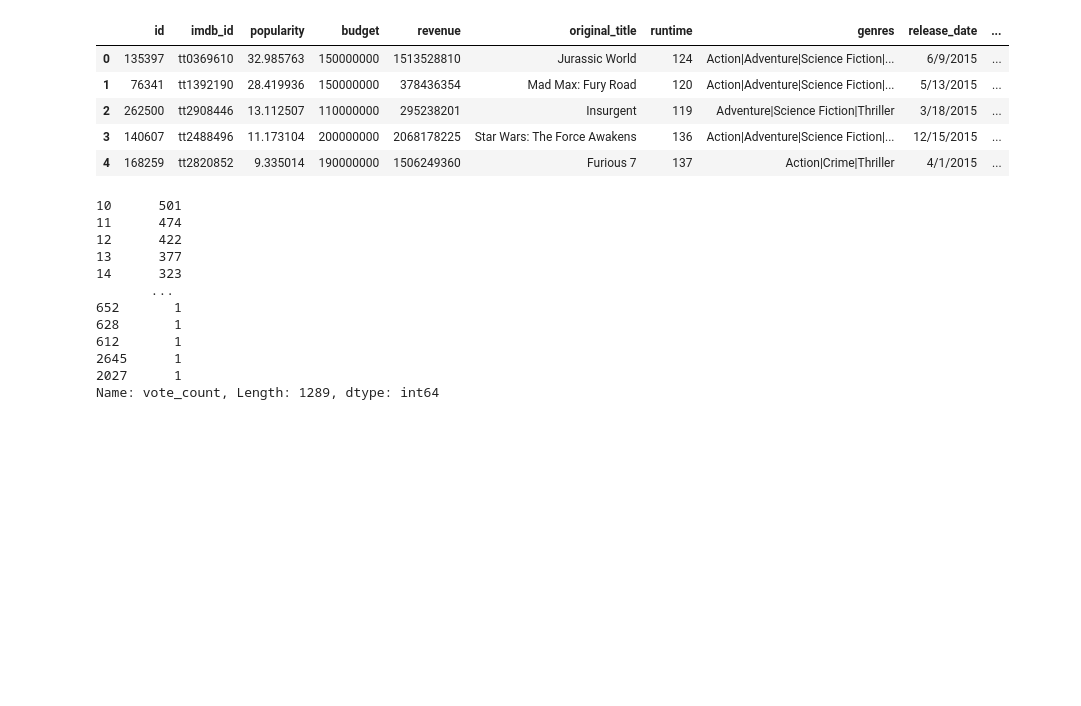
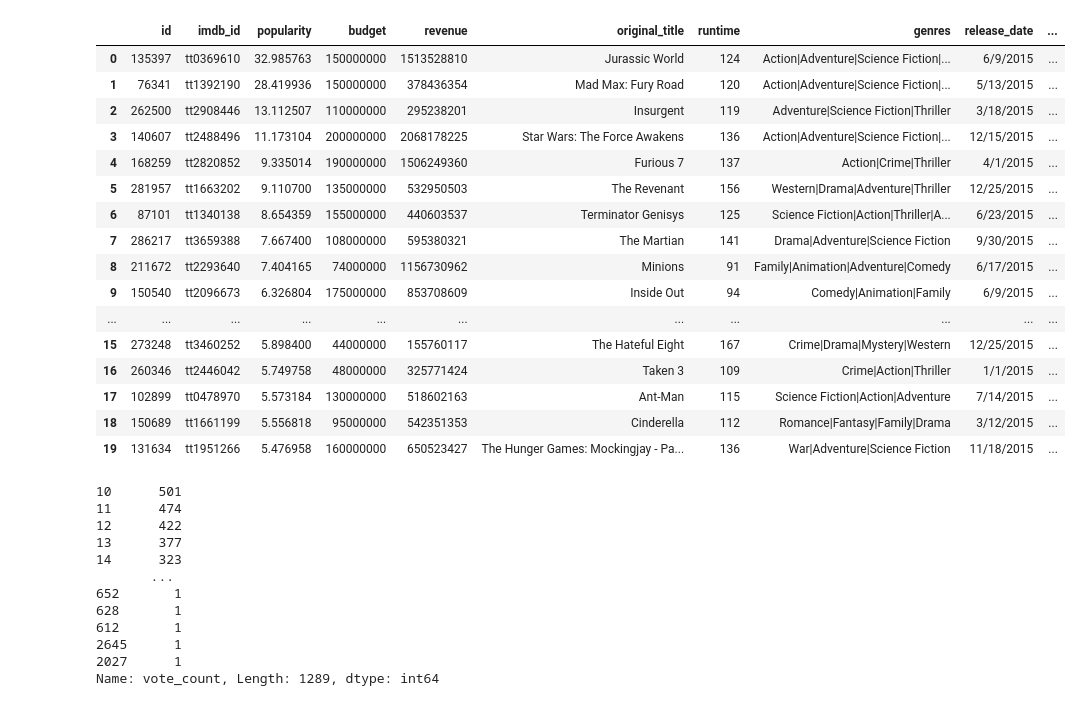
Before and after one commit to krbendol/movie_analysis_Microsoft, a Jupyter notebook: Data_Work.ipynb, the cells around one changed output. Cells and saved outputs as stored; diff of their text form; code cells hidden in the pictures; blank space fills up the shorter version.

```diff
--- a/Data_Work.ipynb
+++ b/Data_Work.ipynb
@@ -50,14 +50,25 @@ Data columns (total 14 columns):
 dtypes: float64(4), int64(6), object(4)
 memory usage: 1.2+ MB
 # %%
-df.head()
+df.head(20)
 # %% [output]
 |  | id | imdb_id | popularity | budget | revenue | original_title | runtime | genres | release_date | ... |
 | 0 | 135397 | tt0369610 | 32.985763 | 150000000 | 1513528810 | Jurassic World | 124 | Action|Adventure|Science Fiction|... | 6/9/2015 | ... |
 | 1 | 76341 | tt1392190 | 28.419936 | 150000000 | 378436354 | Mad Max: Fury Road | 120 | Action|Adventure|Science Fiction|... | 5/13/2015 | ... |
 | 2 | 262500 | tt2908446 | 13.112507 | 110000000 | 295238201 | Insurgent | 119 | Adventure|Science Fiction|Thriller | 3/18/2015 | ... |
 | 3 | 140607 | tt2488496 | 11.173104 | 200000000 | 2068178225 | Star Wars: The Force Awakens | 136 | Action|Adventure|Science Fiction|... | 12/15/2015 | ... |
 | 4 | 168259 | tt2820852 | 9.335014 | 190000000 | 1506249360 | Furious 7 | 137 | Action|Crime|Thriller | 4/1/2015 | ... |
+| 5 | 281957 | tt1663202 | 9.110700 | 135000000 | 532950503 | The Revenant | 156 | Western|Drama|Adventure|Thriller | 12/25/2015 | ... |
+| 6 | 87101 | tt1340138 | 8.654359 | 155000000 | 440603537 | Terminator Genisys | 125 | Science Fiction|Action|Thriller|A... | 6/23/2015 | ... |
+| 7 | 286217 | tt3659388 | 7.667400 | 108000000 | 595380321 | The Martian | 141 | Drama|Adventure|Science Fiction | 9/30/2015 | ... |
+| 8 | 211672 | tt2293640 | 7.404165 | 74000000 | 1156730962 | Minions | 91 | Family|Animation|Adventure|Comedy | 6/17/2015 | ... |
+| 9 | 150540 | tt2096673 | 6.326804 | 175000000 | 853708609 | Inside Out | 94 | Comedy|Animation|Family | 6/9/2015 | ... |
+| ... | ... | ... | ... | ... | ... | ... | ... | ... | ... | ... |
+| 15 | 273248 | tt3460252 | 5.898400 | 44000000 | 155760117 | The Hateful Eight | 167 | Crime|Drama|Mystery|Western | 12/25/2015 | ... |
+| 16 | 260346 | tt2446042 | 5.749758 | 48000000 | 325771424 | Taken 3 | 109 | Crime|Action|Thriller | 1/1/2015 | ... |
+| 17 | 102899 | tt0478970 | 5.573184 | 130000000 | 518602163 | Ant-Man | 115 | Science Fiction|Action|Adventure | 7/14/2015 | ... |
+| 18 | 150689 | tt1661199 | 5.556818 | 95000000 | 542351353 | Cinderella | 112 | Romance|Fantasy|Family|Drama | 3/12/2015 | ... |
+| 19 | 131634 | tt1951266 | 5.476958 | 160000000 | 650523427 | The Hunger Games: Mockingjay - Pa... | 136 | War|Adventure|Science Fiction | 11/18/2015 | ... |
 # %%
 df["vote_count"].value_counts()
 # %% [output]
```
Also changed, not shown: parts of 6 cells of this notebook, 11 other files.
